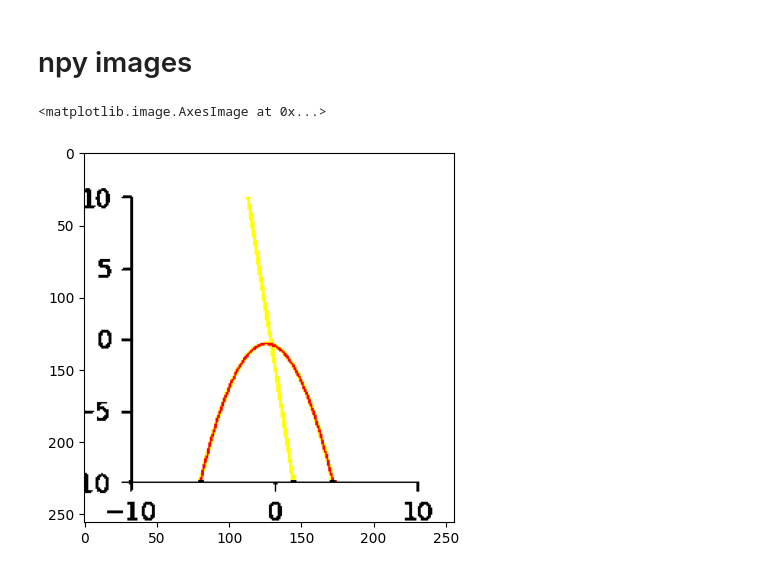
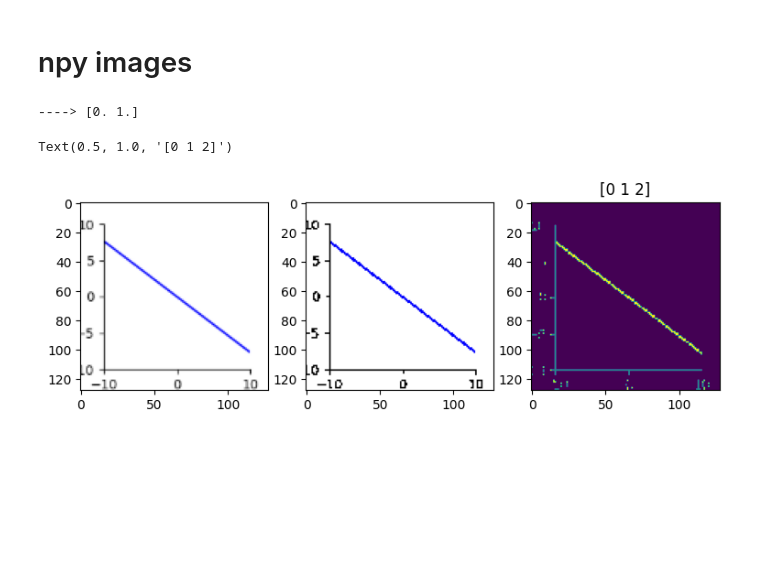
Before and after one commit to khachaturyan-1991/PlotExtract, a Jupyter notebook: WorkingBeast.ipynb, the cells around one changed output. Saved outputs shown, nothing was run; the diff lists cells and outputs as text; code cells hidden in the pictures; blank space fills up the shorter version.

```diff
--- a/WorkingBeast.ipynb
+++ b/WorkingBeast.ipynb
@@ -326,9 +326,3 @@ pred.shape, mask.shape
 (torch.Size([4, 3, 128, 128]), torch.Size([4, 128, 128]))
 # %% [markdown]
 # npy images
-# %%
-t, thresh = cv2.threshold(img, 0.7, 1, cv2.THRESH_BINARY)
-plt.imshow(np.transpose(thresh, (1,2,0)))
-# %% [output]
-<matplotlib.image.AxesImage at 0x...>
-[figure, removed]
@@ -334,0 +340,16 @@ plt.imshow(np.transpose(thresh, (1,2,0)))
+# %%
+i = 0
+img = np.load(f'./data/train/image/{i}.npy')
+mask = np.load(f'./data/train/mask/{i}.npy')
+_, thresh = cv2.threshold(img, 0.7, 1, cv2.THRESH_BINARY)
+print("---->", np.unique(thresh))
+
+fig, axes = plt.subplots(1, 3, figsize=(9, 5))
+axes[0].imshow(np.transpose(img, (1,2,0)))
+axes[1].imshow(np.transpose(thresh, (1,2,0)))
+axes[2].imshow(mask)
+axes[2].set_title(np.unique(mask))
+# %% [output]
+----> [0. 1.]
+Text(0.5, 1.0, '[0 1 2]')
+[figure, added]
```
Also changed, not shown: parts of 7 cells of this notebook, 4 other files.
